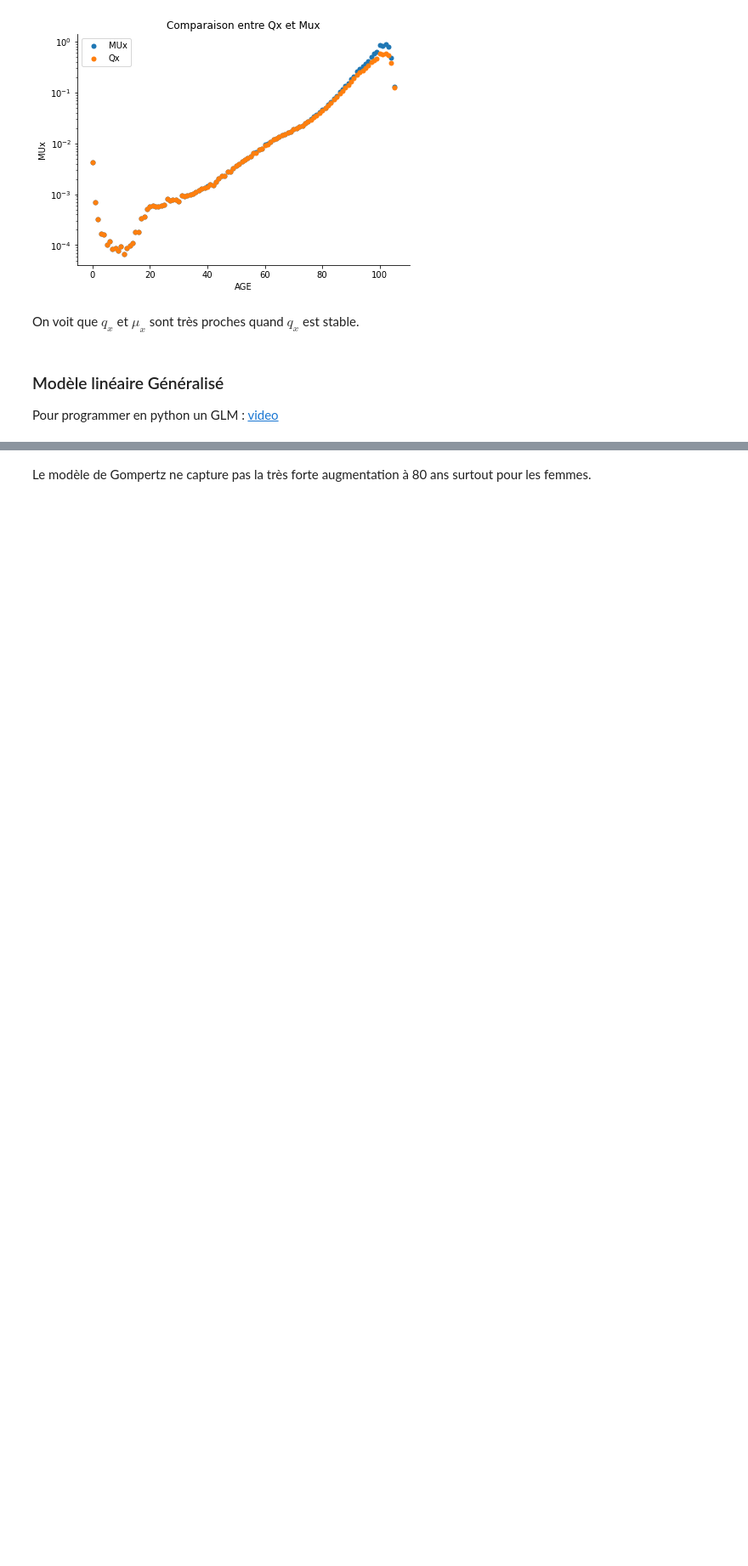
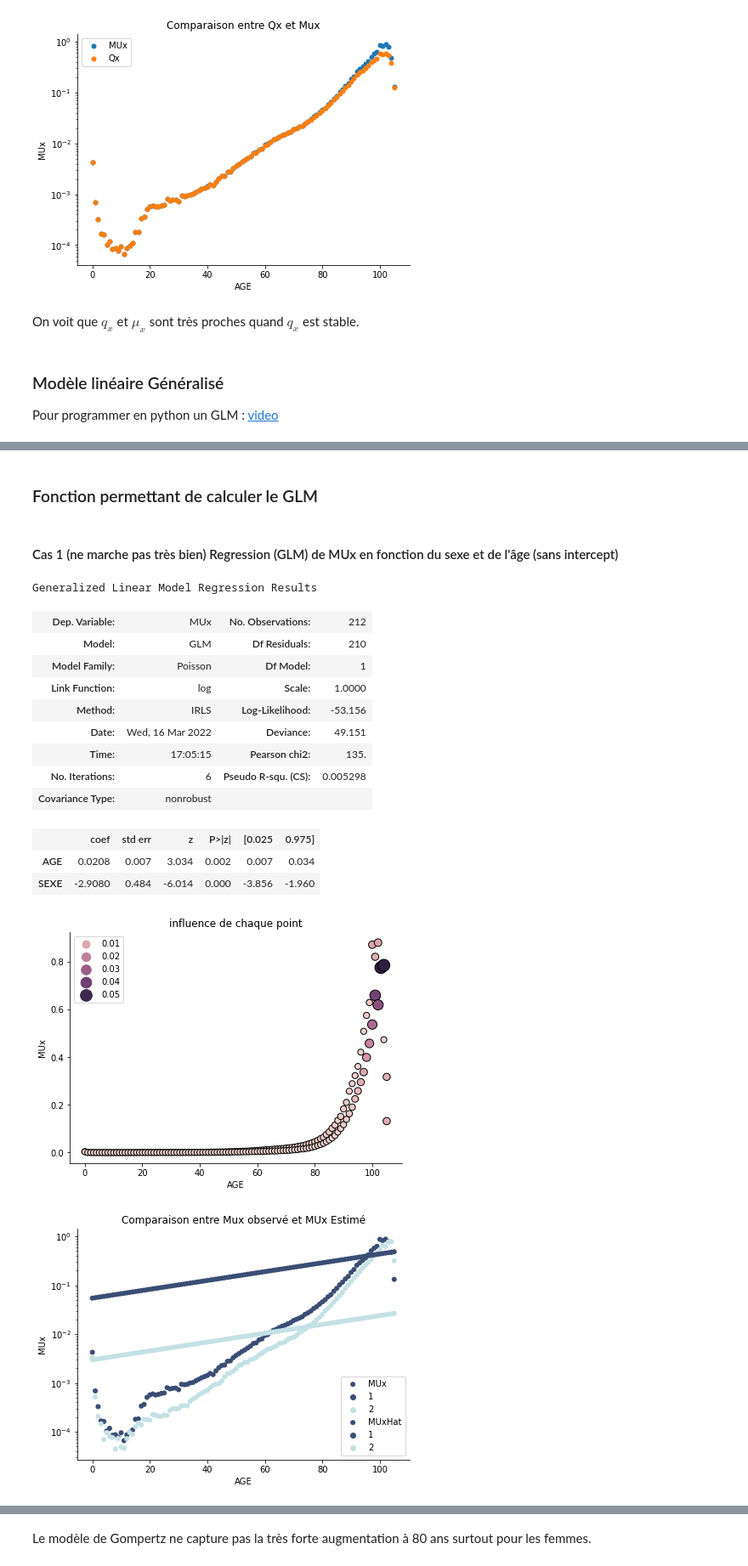
Before and after one commit to RessourcesActuariat/ActuariatVieCNAM, a Jupyter notebook: Table de Mortalité - Partie 2vf.ipynb, the cells around one changed output, grey strips where cells are left out. Shown at 85% size. Cells and saved outputs as stored; diff of their text form; code cells hidden in the pictures; blank space fills up the shorter version.

```diff
--- a/Table de Mortalité - Partie 2vf.ipynb
+++ b/Table de Mortalité - Partie 2vf.ipynb
@@ -347,12 +365,12 @@ def GraphiqueTaux(data,x1,y1,y2=None,y3=None,titre=None,Varhue=None):
                 sizes=(1, 8), linewidth=0,
                   ax=ax)
     if y2 is not None:
-        sns.scatterplot(data=data,x=x1, y=y2,
+        sns.scatterplot(data=data,x=x1, y=y2,    hue=Varhue,
                 palette="ch:r=-.2,d=.3_r" ,label=y2,
                 sizes=(1, 8), linewidth=0,
                   ax=ax)
     if y3 is not None:
-        sns.scatterplot(data=data,x=x1, y=y3,
+        sns.scatterplot(data=data,x=x1, y=y3,   hue=Varhue,
                 palette="ch:r=-.2,d=.3_r" ,label=y3,
                 sizes=(1, 8), linewidth=0,
                   ax=ax)
@@ -394,2 +412,4 @@ source : [GLM](http://www.macs.hw.ac.uk/~iain/research/Paper_2013.pdf)
+# %%
+Resultat = EXPOMORTData
 # %%
 import statsmodels.api as sm
@@ -425,5 +416,0 @@ Generalized Linear Model Regression Results
-# %%
-
-Resultat = EXPOMORTData[(EXPOMORTData['SEXE']==1)&(EXPOMORTData['AGE'].between(0,100))][['Qx','MUx','AGE','SEXE']]
-Resultat['MUxhat'] = resultsPoisson.predict(Resultat[['AGE','SEXE']])
-print(Resultat)
@@ -465,0 +440,53 @@ plt.show()
+# %% [markdown]
+### Fonction permettant de calculer le GLM
+# %%
+ def CalculGLMGraph(dataEntree,formula,dist=sm.families.Poisson,Fonctionlien=sm.families.links.log(),monOffset=None,ImpressionInfluence=False,
+                   VarY='MUx',VarXGraph='AGE',VarXGraphCateg='SEXE', VarPredict='MUxHat',  titre='Comparaison entre Mux observé et MUx Estimé',
+      ):
+        # Mise en forme des données : on n'écrit pas sur la base d'entrée
+        df = dataEntree.copy()
+        y, X = model_matrix(formula,df)
+
+        # GLM proprement dite
+        Result= sm.GLM(endog=y,exog=X,family=dist(link=Fonctionlien),offset=monOffset).fit()
+        display(Result.summary())
+
+
+        # Sortie des Stats d'influence (les points qui tirent les paramètres)
+        if ImpressionInfluence is True:
+            #Element d'influence
+            influence = Result.get_influence(observed=False)
+            cook_distance = influence.cooks_distance
+            (distance, p_value) = cook_distance
+            f, ax = plt.subplots(figsize=(7, 5))
+            sns.despine(f)
+            sns.scatterplot(x=df[VarXGraph], y=df[VarY], hue=distance, size=distance, sizes=(50, 200), edgecolor='black', linewidth=1)
+            ax.set_title('influence de chaque point')
+
+        # Variable prédite calculée pour chaque observation puis graphée
+        df[VarPredict] = Result.predict(X,offset=monOffset)
+        GraphiqueTaux(data=df,x1=VarXGraph,y1=VarY,y2=VarPredict,Varhue=VarXGraphCateg,titre=titre)
+# %% [markdown]
+#### Cas 1 (ne marche pas très bien) Regression (GLM) de MUx en fonction du sexe et de l'âge (sans intercept)
+# %%
+CalculGLMGraph(dataEntree=Resultat,
+         formula = 'MUx ~ SEXE + AGE  -1 ',
+               VarY='MUx',VarXGraph='AGE',VarXGraphCateg='SEXE',
+               ImpressionInfluence=True,VarPredict='MUxHat',  titre='Comparaison entre Mux observé et MUx Estimé',
+               dist=sm.families.Poisson,Fonctionlien=sm.families.links.log())
+# %% [output]
+Generalized Linear Model Regression Results
+| Dep. Variable: | MUx | No. Observations: | 212 |
+| Model: | GLM | Df Residuals: | 210 |
+| Model Family: | Poisson | Df Model: | 1 |
+| Link Function: | log | Scale: | 1.0000 |
+| Method: | IRLS | Log-Likelihood: | -53.156 |
+| Date: | Wed, 16 Mar 2022 | Deviance: | 49.151 |
+| Time: | 17:05:15 | Pearson chi2: | 135. |
+| No. Iterations: | 6 | Pseudo R-squ. (CS): | 0.005298 |
+| Covariance Type: | nonrobust |  |  |
+|  | coef | std err | z | P>|z| | [0.025 | 0.975] |
+| AGE | 0.0208 | 0.007 | 3.034 | 0.002 | 0.007 | 0.034 |
+| SEXE | -2.9080 | 0.484 | -6.014 | 0.000 | -3.856 | -1.960 |
+[figure, added]
+[figure, added]
```
Also changed, not shown: parts of 98 cells of this notebook.
